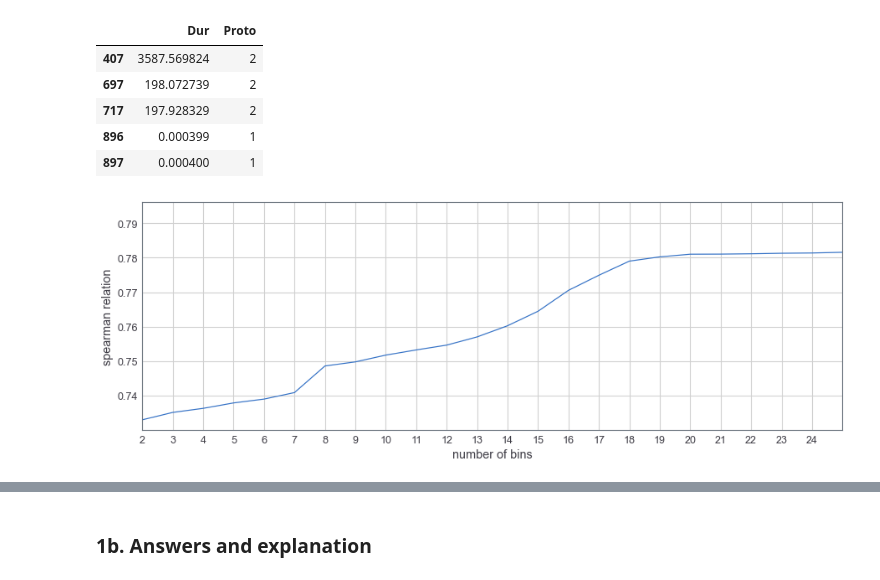
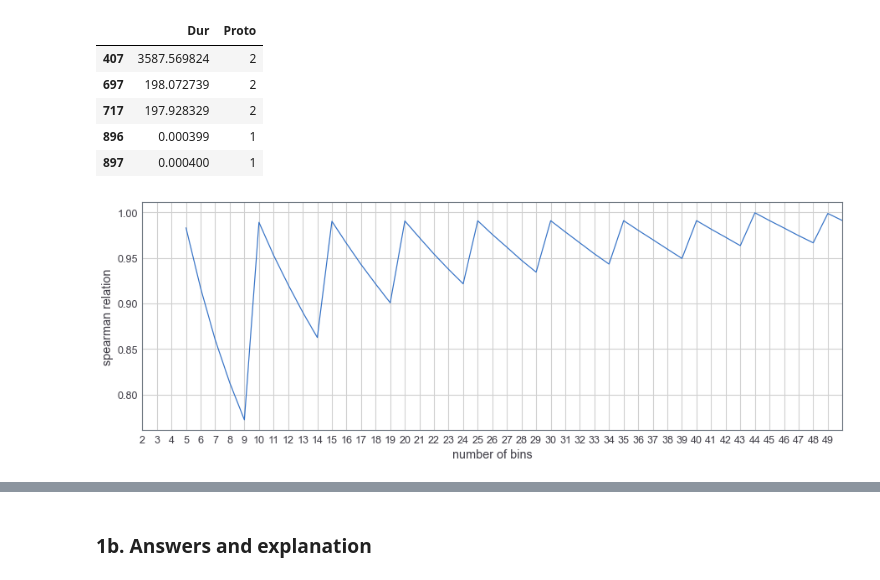
Before and after one commit to Timo9Madrid7/CS4035CyberDataAnalytics, a Jupyter notebook: assignment3/Lab3.ipynb, the cells around one changed output, grey strips where cells are left out. Saved outputs shown, nothing was run; the diff lists cells and outputs as text; code cells hidden in the pictures.

```diff
--- a/assignment3/Lab3.ipynb
+++ b/assignment3/Lab3.ipynb
@@ -191,17 +191,17 @@ feature_comb = pca.fit_transform(features_norm, y=source10['Botnet'].values).res
 # select the best number of bins
 spearman = []
 for i in range(2,100):
-    KBins = KBinsDiscretizer(n_bins=i, encode='ordinal', strategy='uniform')
+    KBins = KBinsDiscretizer(n_bins=i, encode='ordinal', strategy='quantile')
     feature_disc = KBins.fit_transform(feature_comb)
     spearman.append(spearmanr(feature_disc, feature_comb)[0])
 # %%
 plt.figure(figsize=(15,5))
 plt.plot(np.arange(2,100), spearman)
-plt.xlim([2,25])
-plt.xticks(np.arange(2,25))
+plt.xlim([2,50])
+plt.xticks(np.arange(2,50))
 plt.xlabel("number of bins")
 plt.ylabel("spearman relation")
 plt.show()
 # %% [output]
-[figure, old version]
+[figure, new version]
 # %%
```
Also changed, not shown: parts of 2 cells of this notebook.
